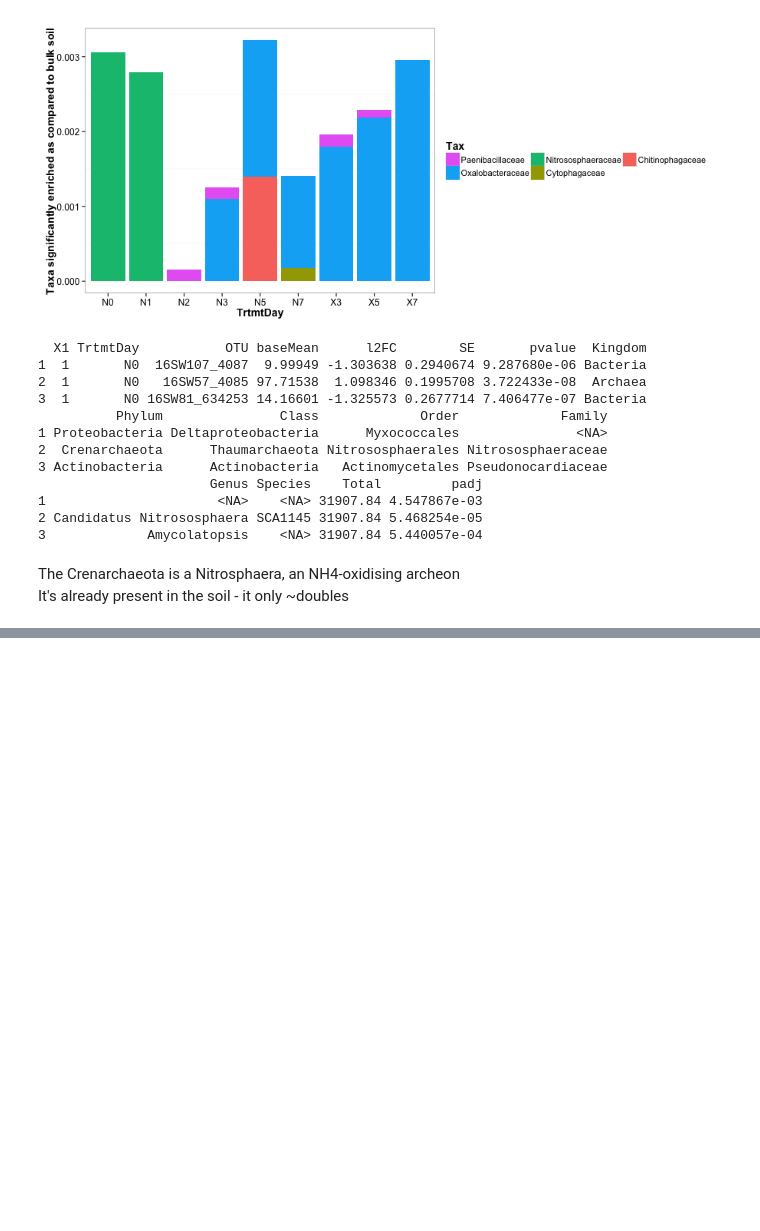
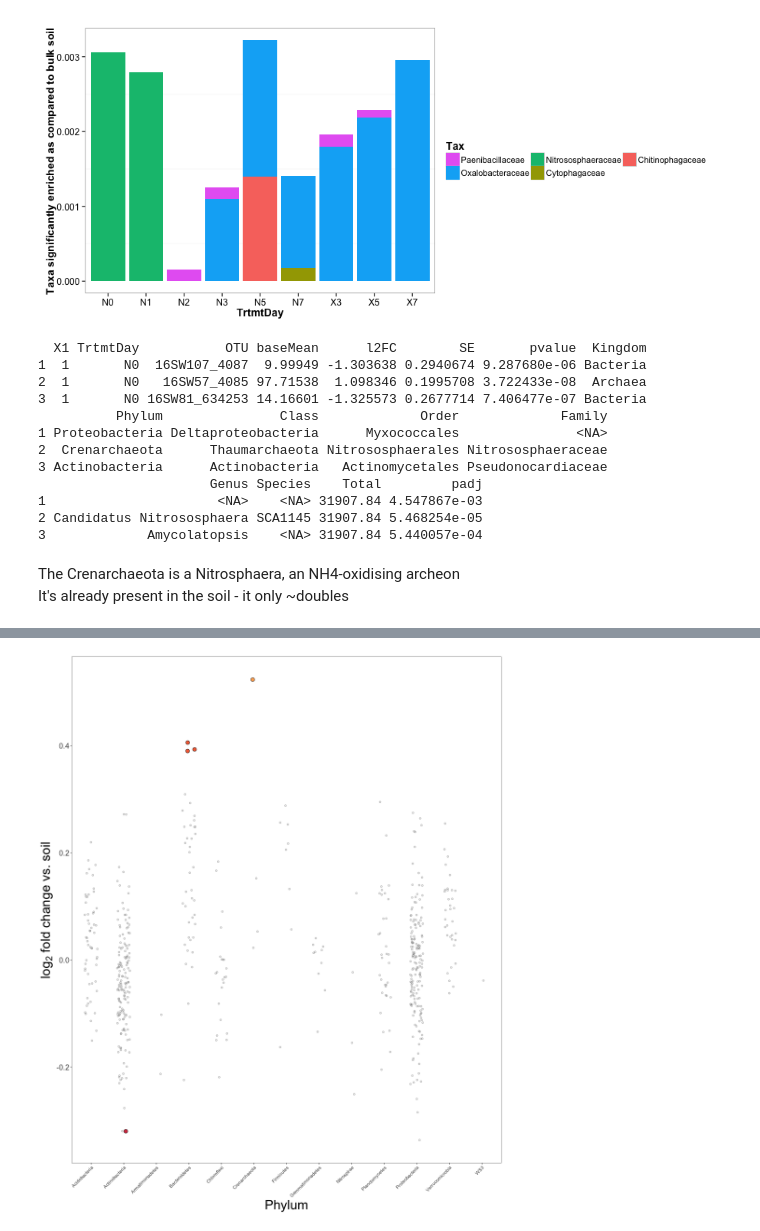
Before and after one commit to TheaWhitman/Microcosms16S, a Jupyter notebook: Figures/Differential_abundance_TrtmtDay.ipynb, the cells around one changed output, grey strips where cells are left out. Cells and saved outputs as stored; diff of their text form; code cells hidden in the pictures; blank space fills up the shorter version.

```diff
--- a/Figures/Differential_abundance_TrtmtDay.ipynb
+++ b/Figures/Differential_abundance_TrtmtDay.ipynb
@@ -364,0 +428,3 @@ It's already present in the soil - it only ~doubles
+# %%
+%%R
+l2fc<-read.csv("../../SeqData/l2fc.TrtmtgivenDay.csv")
@@ -364,0 +449,80 @@ It's already present in the soil - it only ~doubles
+# %%
+%%R -w 1000 -h 1200
+# setting the image sizes, then making the figure...
+
+d = l2fc
+FDR = 0.1
+
+d = d %>%
+    #group_by(TrtmtDay) %>%
+    mutate(sig = ifelse(padj<=FDR,1,0))%>%
+    mutate(relabund=baseMean/Total)%>%
+    filter(Family!="mitochondria")%>%
+    filter(Class!="Chloroplast")%>%
+    filter(pvalue != 'NA')
+# This compares it to the whole sample, not just the signficantly increased subset in l2fc
+
+max.l2FC = ddply(d, .(Phylum), summarize, M = max(l2FC))
+# makes a dataframe with the maximum value of log2Fold change for each phylum
+d$Phylum = factor(d$Phylum, max.l2FC[order(-max.l2FC$M),]$Phylum)
+# takes our phylum column, and arranges it in order of our log2FoldChange values
+
+p = ggplot(d, aes(x = Phylum, y = l2FC, fill = Phylum))
+# establishing our plot is based on the data table d, with our x being the phylum, and the y being log2fold change,
+# and the colour being based on our "yes" or "no" column in the d data table.
+
+#p = p + facet_wrap(~TrtmtDay, scales="free_x", nrow=4)
+# saying we want it to present the data separately for our two variables (trtmt and month), in 2 columns
+
+d$sig = as.factor(d$sig)
+
+d.yes = d[d$sig==1,]
+d.no = d[d$sig==0,]
+
+p = p + geom_point(data=d.yes, aes(x = Phylum, y = l2FC, fill = Phylum), shape = 21, size=3.5, alpha=1, position = position_jitter(w = 0.20))
+p = p + geom_point(data=d.no, aes(x = Phylum, y = l2FC, fill = sig), shape = 21, alpha=0.3, position = position_jitter(w = 0.20))
+
+#p = p + geom_hline(y = 1, linetype=2)
+#p = p + geom_hline(y = -1, linetype=2)
+#p = p + geom_hline(y = 0.0, linetype=1)
+# puts in horizontal lines at reference values
+
+p = p + theme_bw()
+# sets a theme
+
+p = p + theme(strip.text.x = element_text(size = 24),
+              strip.text.y = element_text(size = 24),
+              axis.text.x = element_text(size = 10, angle = 45, hjust = 1, vjust = 1),
+              axis.title.x = element_text(size = 28),
+              axis.text.y = element_text(size=16),
+              axis.title.y = element_text(size = 28),
+              legend.title = element_text(size=20),
+              legend.text = element_text(size = 14),
+              #legend.position = "none",
+              strip.background = element_blank())
+# sets a bunch of visual paramters for the legend (none) and other text
+
+p = p + labs(x = "Phylum")
+# sets the label for the x axis. I think they didn't get the different colours.
+
+p = p + labs(y = expression(paste("", log[2]," fold change vs. soil",sep="")))
+# sets the label for the y axes.
+
+colourCount = 8
+getPalette = colorRampPalette(brewer.pal(8, "Spectral"))
+p = p + scale_fill_manual(guide="none", values=c("grey",paste(getPalette(colourCount))))
+
+
+#p = p + scale_color_continuous(trans="log")
+#p = p + scale_fill_discrete(guide="none")
+
+
+p = p + theme(panel.grid.major = element_blank(), panel.grid.minor = element_blank())
+# Gets rid of the default gridlines
+
+
+# Would be cool to colour this by relative abundance in soil to begin with.. what drives patterns more?
+
+p
+# %% [output]
+[figure, added]
```
Also changed, not shown: parts of 19 cells of this notebook, 13 other files.
